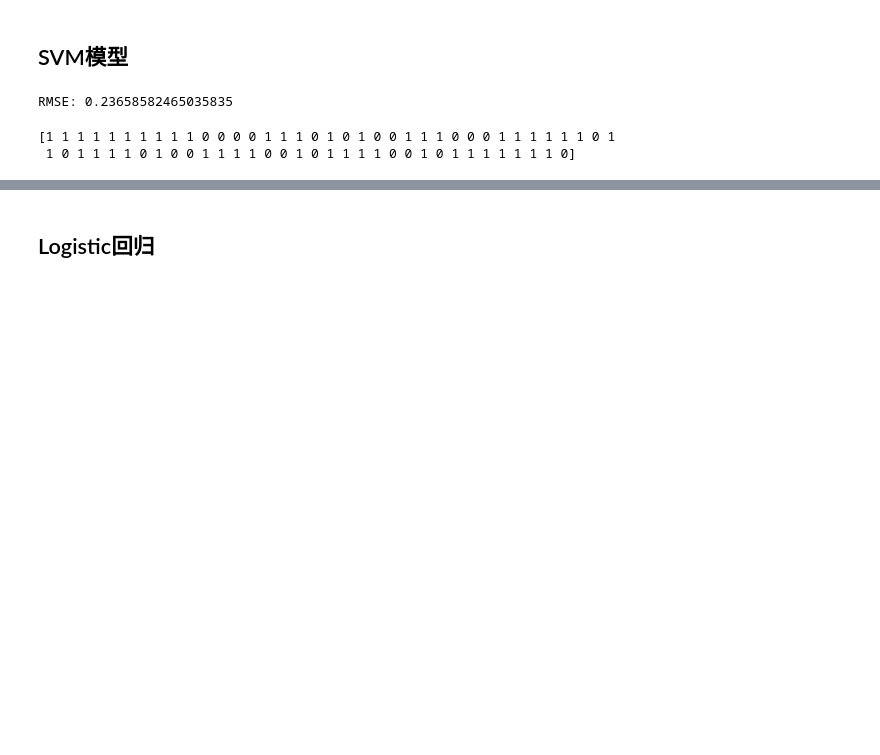
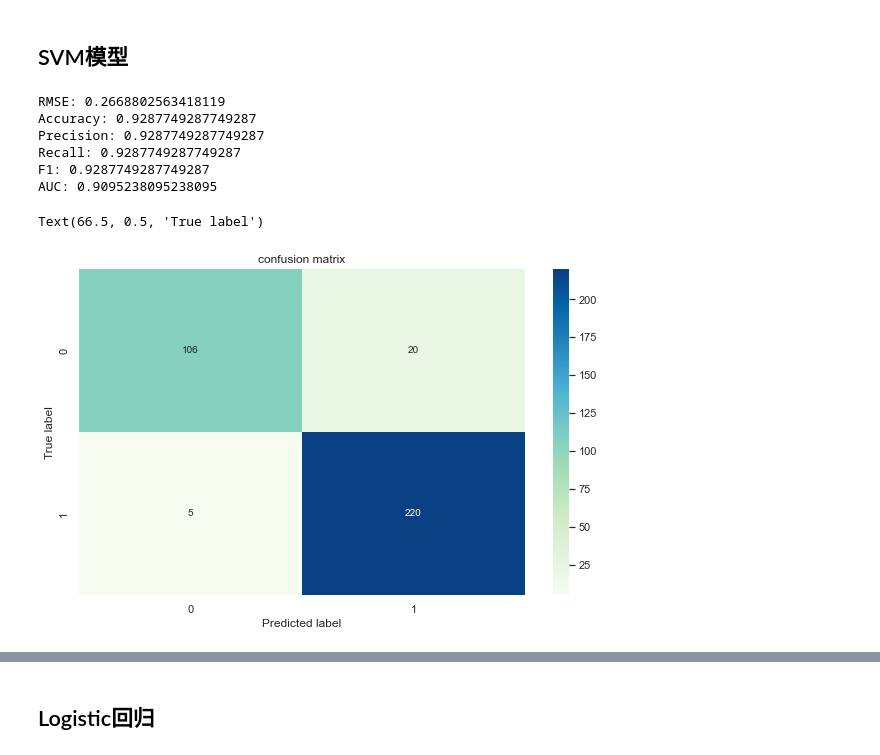
Before and after one commit to Lin-Johnson/Course-learning-materials-and-notes, a Jupyter notebook: First_Homework/Classification_problem.ipynb, the cells around one changed output, grey strips where cells are left out. Cells and saved outputs as stored; diff of their text form; code cells hidden in the pictures; blank space fills up the shorter version.

```diff
--- a/First_Homework/Classification_problem.ipynb
+++ b/First_Homework/Classification_problem.ipynb
@@ -34,46 +34,55 @@ x = data.drop('column_ai', axis=1)
 # %%
 from sklearn.model_selection import KFold
 from sklearn.metrics import mean_squared_error as MSE
 from math import sqrt
 from sklearn.linear_model import LinearRegression
 from sklearn.tree import DecisionTreeClassifier
 from sklearn.svm import LinearSVR
 from sklearn.svm import SVC
 
 
 # 10折交叉验证
 k_fold = KFold(n_splits=10,shuffle=True,random_state=42)
 
 # SVM模型
-RMSE = []
+predict = []
+true = []
 
 for train_index, test_index in k_fold.split(x):
     train_x, test_x = x.iloc[train_index], x.iloc[test_index]
     train_y, test_y = y[train_index], y[test_index]
 
     SVCModel = SVC()
     SVCModel = SVCModel.fit(train_x,train_y)
-    y_pre = SVCModel.predict(test_x)
-    RMSE.append(sqrt(MSE(y_pre,test_y)))
+    pred_y = SVCModel.predict(test_x)
+    predict.extend(pred_y)
+    true.extend(test_y)
 
-print("RMSE:",sum(RMSE) / len(RMSE))
+from sklearn.metrics import accuracy_score, precision_score, recall_score, f1_score, roc_auc_score
+print("RMSE:",sqrt(MSE(predict,true)))
+print("Accuracy:",accuracy_score(true,predict))
+print("Precision:",precision_score(true,predict,average='micro'))
+print("Recall:",recall_score(true,predict,average='micro'))
+print("F1:",f1_score(true,predict,average='micro'))
+# print(true)
+# print(predict)
+print("AUC:",roc_auc_score(true,predict,multi_class='ovo'))
+
+# 数据可视化
+sns.set()
+f,ax=plt.subplots(figsize=(10,6))
+C=confusion_matrix(true, predict, labels=[0, 1])
+sns.heatmap(C,annot=True,ax=ax,cmap=plt.cm.GnBu,fmt='g') #热力图
+
+ax.set_title('confusion matrix') #标题
+ax.set_xlabel('Predicted label') #x轴
+ax.set_ylabel('True label') #y轴
 # %% [output]
-RMSE: 0.23658582465035835
+RMSE: 0.2668802563418119
+Accuracy: 0.9287749287749287
+Precision: 0.9287749287749287
+Recall: 0.9287749287749287
+F1: 0.9287749287749287
+AUC: 0.9095238095238095
+Text(66.5, 0.5, 'True label')
+[figure, added]
-# %%
-# 从sklearn包里加载train_test_split函数，用于直接分训练集和测试集
-from sklearn.model_selection import train_test_split
-# 使用train_test_split函数将数据分为80%的训练集和20%的测试集，其中random_state参数为随机生成器种子
-train_set, test_set = train_test_split(data, test_size=0.2, random_state=42)
-
-y_train = train_set['column_ai'].copy()
-x_train = train_set.drop('column_ai', axis=1)
-y_test = test_set['column_ai'].copy()
-x_test = test_set.drop('column_ai', axis=1)
-
-SVCModel = SVC()
-SVCModel = SVCModel.fit(x_train,y_train)
-y_pre = SVCModel.predict(x_test)
-print(y_pre)
-# %% [output]
-[1 1 1 1 1 1 1 1 1 1 0 0 0 0 1 1 1 0 1 0 1 0 0 1 1 1 0 0 0 1 1 1 1 1 1 0 1
- 1 0 1 1 1 1 0 1 0 0 1 1 1 1 0 0 1 0 1 1 1 1 0 0 1 0 1 1 1 1 1 1 1 0]
```
Also changed, not shown: parts of 10 cells of this notebook.
